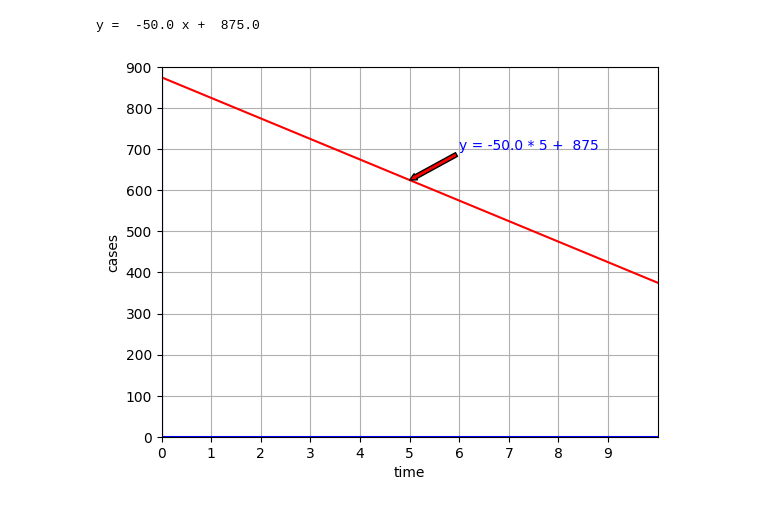
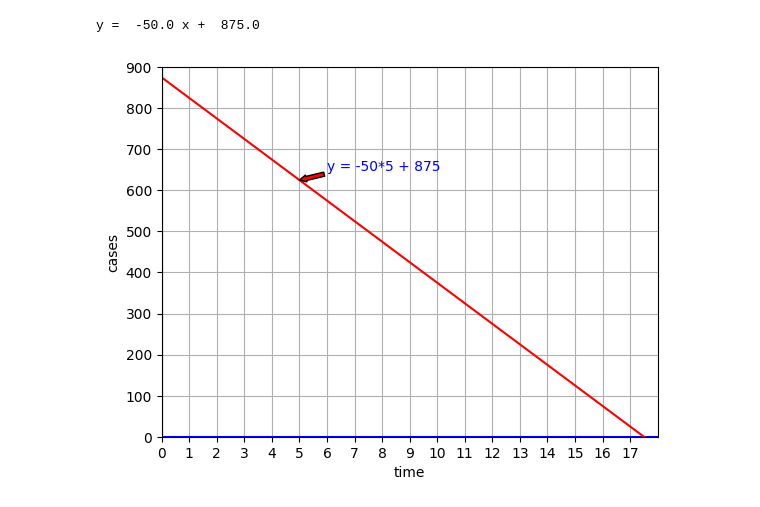
Before and after one commit to jayr0n/algebrawithpython, a Jupyter notebook: week5/linear_function.ipynb, the cells around one changed output. Cells and saved outputs as stored; diff of their text form; code cells hidden in the pictures.

Commit message:
adding equation function and plotting graph

```diff
--- a/week5/linear_function.ipynb
+++ b/week5/linear_function.ipynb
@@ -14,38 +23,38 @@ print("y = ", m, "x + ", b)
 
 # For the graph
 xmin = 0
-xmax = 10
+xmax = 18
 ymin = 0
 ymax = 900
 
 # For the line on the graph
 y3 = m*xmin + b
 y4 = m*xmax + b
 
 # Basic setup for the graph
 fig, ax = plt.subplots()
 plt.axis([xmin,xmax,ymin,ymax]) # window size
 plt.plot([xmin,xmax],[0,0],'b') # blue x axis
 plt.plot([0,0],[ymin,ymax], 'b') # blue y axis
 
 # Add details to the graph
 ax.set_xlabel("time")
 ax.set_ylabel("cases")
 ax.grid(True)
 
-ax.annotate(text='y = -50.0 * 5 +  875',
+ax.annotate(text='y = -50*5 + 875',
             xy=(5, -50.0*5 + 875.0),
-            xytext=(6, (-50.0*5 + 875.0) + 100),
+            xytext=(6, (-50.0*5 + 875.0) +50),
             arrowprops=dict(facecolor='red', headwidth=5, width=3, headlength=5),
             horizontalalignment='left', verticalalignment='top',
             color='blue')
 
 ax.set_xticks(np.arange(xmin, xmax, 1))
 
 # Plot the linear function as a red line
 plt.plot([xmin,xmax],[y3,y4],'r')
 
 plt.show()
 # %% [output]
 y =  -50.0 x +  875.0
-[figure, old version]
+[figure, new version]
```
Also changed, not shown: parts of 2 cells of this notebook.
